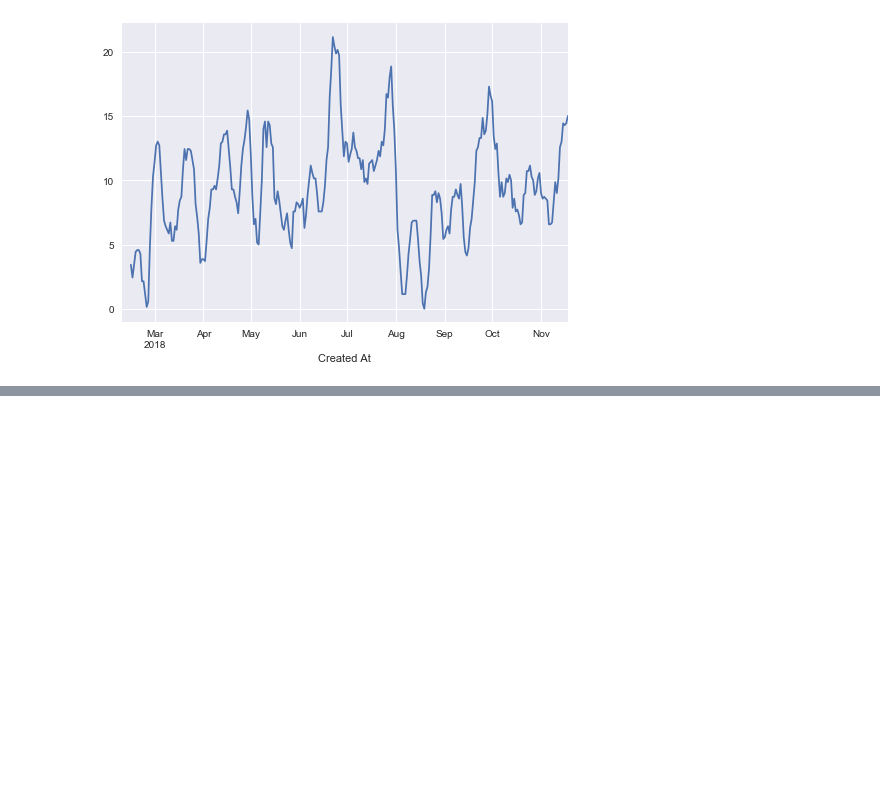
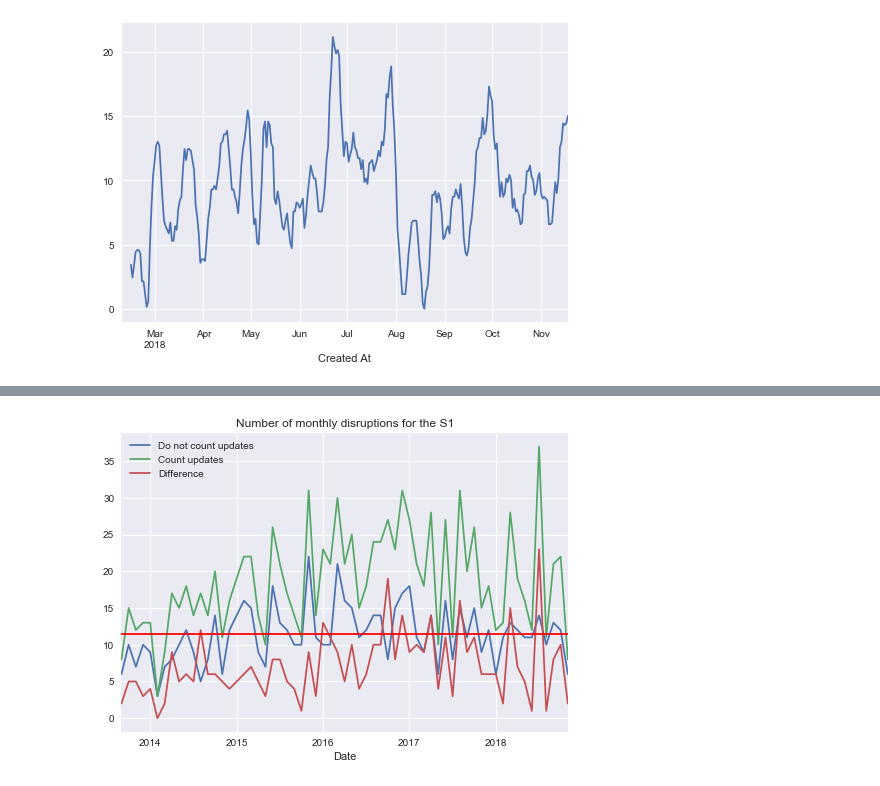
Before and after one commit to kummerer94/sbahn-stoerungen, a Jupyter notebook: analysis.ipynb, the cells around one changed output, grey strips where cells are left out. Saved outputs shown, nothing was run; the diff lists cells and outputs as text; code cells hidden in the pictures; blank space fills up the shorter version.

```diff
--- a/analysis.ipynb
+++ b/analysis.ipynb
@@ -107,0 +232,18 @@ tweets['Text'].groupby(pd.Grouper(freq='D')).count().rolling(7).mean().plot()
+# %%
+sbahnlinie = '1'
+
+monthly_stoerungen_without_updates = stoerungen['Type'][(stoerungen['Type'].str.contains('s {}'.format(sbahnlinie)) | stoerungen['Type'].str.contains('s{}'.format(sbahnlinie))) & ~stoerungen['Type'].str.contains('aktualisierung')] \
+    .groupby(pd.Grouper(freq='M')).count()
+monthly_stoerungen = stoerungen['Type'][(stoerungen['Type'].str.contains('s {}'.format(sbahnlinie)) | stoerungen['Type'].str.contains('s{}'.format(sbahnlinie)))] \
+    .groupby(pd.Grouper(freq='M')).count()
+
+monthly_stoerungen_without_updates.plot(label='Do not count updates')
+monthly_stoerungen.plot(title='Number of monthly disruptions for the S{}'.format(sbahnlinie), label='Count updates')
+
+(monthly_stoerungen - monthly_stoerungen_without_updates).plot(label='Difference')
+
+plt.legend()
+plt.axhline(y=monthly_stoerungen_without_updates.mean(), color='red')
+plt.show()
+# %% [output]
+[figure, added]
```
Also changed, not shown: parts of 21 cells of this notebook, 2 other files.
